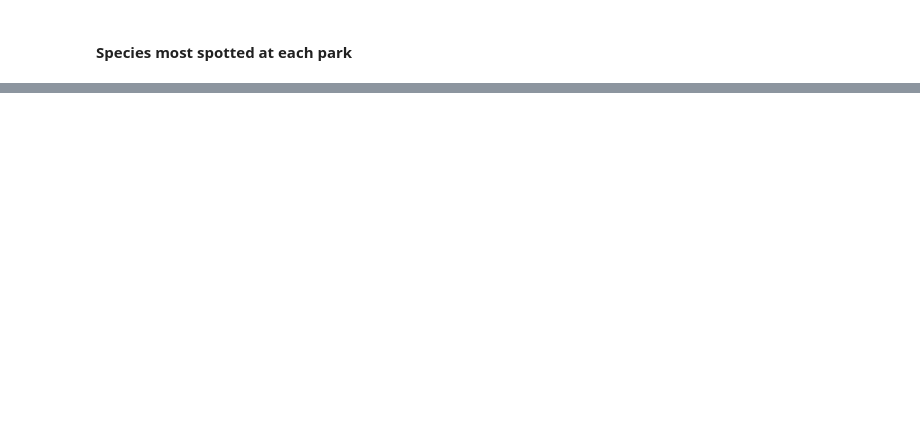
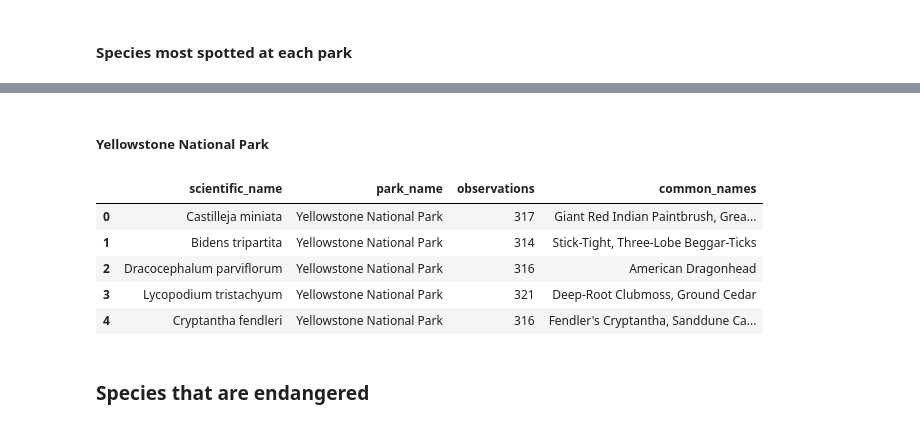
Before and after one commit to Kwamewusu/ml_portfolio, a Jupyter notebook: biodiversity_project/biodiversity.ipynb, the cells around one changed output, grey strips where cells are left out. Drawn from its saved outputs; the diff is of its cells as text; code cells hidden in the pictures; blank space fills up the shorter version.

```diff
--- a/biodiversity_project/biodiversity.ipynb
+++ b/biodiversity_project/biodiversity.ipynb
@@ -161,0 +166,19 @@ max_observations_by_park
+# %% [markdown]
+##### Yellowstone National Park
+# %%
+yellow = max_observations_by_park[max_observations_by_park.park_name ==
+                                  'Yellowstone National Park'].reset_index(drop=True)
+
+for idx, sci_name in enumerate(yellow.scientific_name):
+    yellow.loc[idx, 'common_names'] = species_data[species_data.scientific_name.isin(
+        [sci_name])].common_names.values[0]
+yellow
+# %% [output]
+|  | scientific_name | park_name | observations | common_names |
+| 0 | Castilleja miniata | Yellowstone National Park | 317 | Giant Red Indian Paintbrush, Grea... |
+| 1 | Bidens tripartita | Yellowstone National Park | 314 | Stick-Tight, Three-Lobe Beggar-Ticks |
+| 2 | Dracocephalum parviflorum | Yellowstone National Park | 316 | American Dragonhead |
+| 3 | Lycopodium tristachyum | Yellowstone National Park | 321 | Deep-Root Clubmoss, Ground Cedar |
+| 4 | Cryptantha fendleri | Yellowstone National Park | 316 | Fendler's Cryptantha, Sanddune Ca... |
+# %% [markdown]
+### Species that are endangered
```
Also changed, not shown: parts of 11 cells of this notebook.
